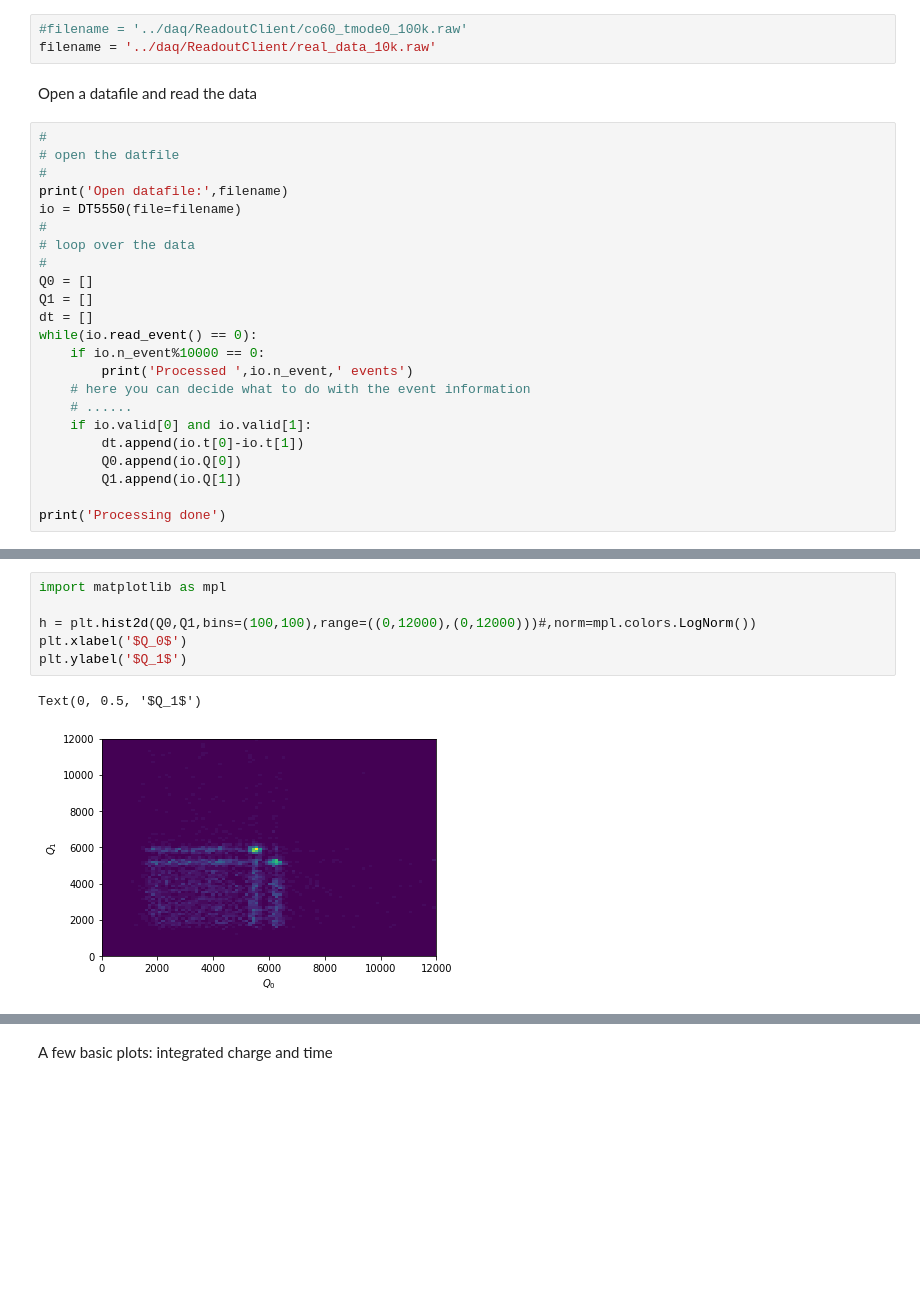
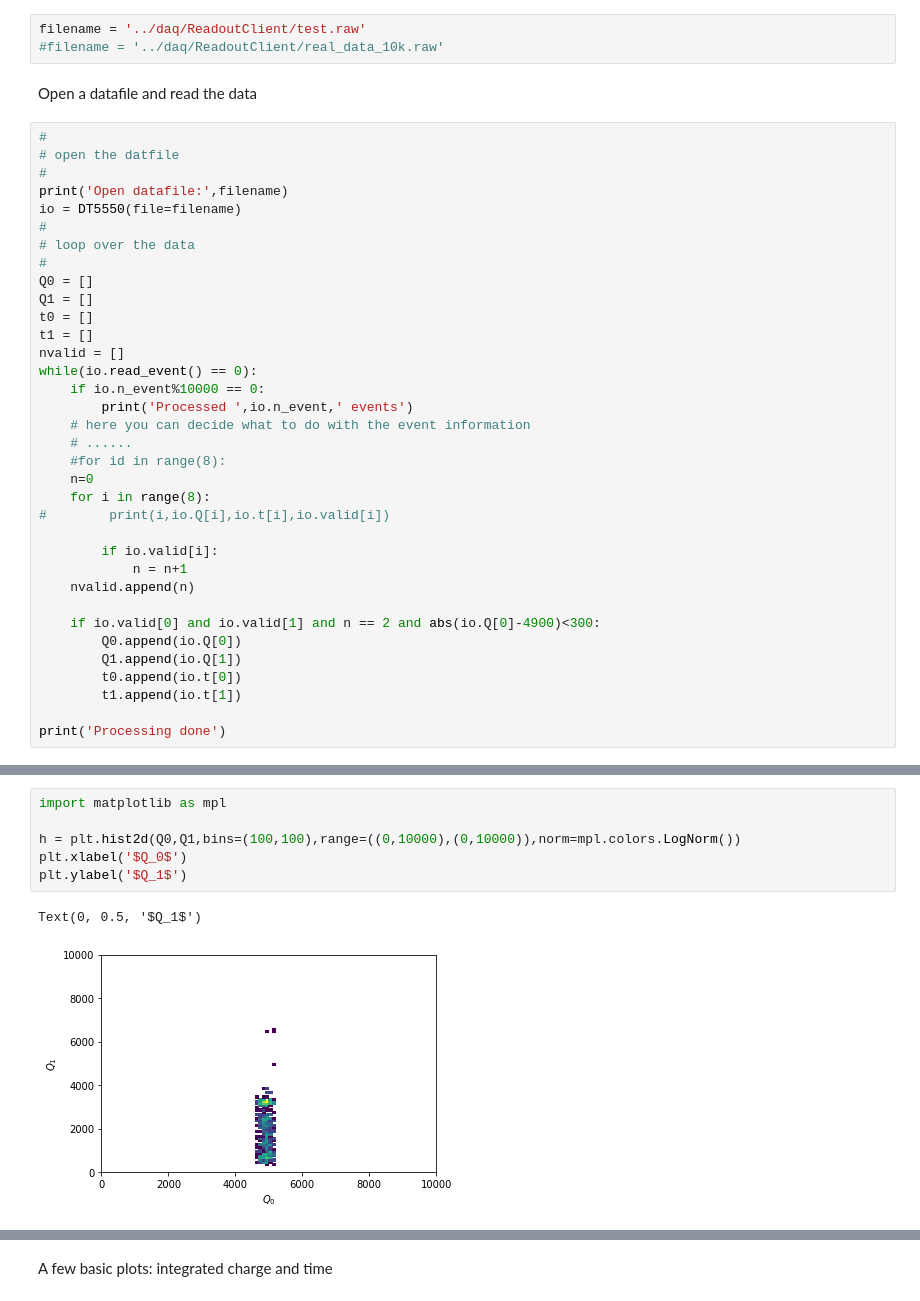
Before and after one commit to acolijn/DT5550_DAQ, a Jupyter notebook: analysis/decode_example.ipynb, the cells around one changed output, grey strips where cells are left out. Drawn from its saved outputs; the diff is of its cells as text; blank space fills up the shorter version.

```diff
--- a/analysis/decode_example.ipynb
+++ b/analysis/decode_example.ipynb
@@ -13,8 +13,8 @@ from DT5550 import DT5550
 # %% [markdown]
 Filename to process
 # %%
-#filename = '../daq/ReadoutClient/co60_tmode0_100k.raw'
-filename = '../daq/ReadoutClient/real_data_10k.raw'
+filename = '../daq/ReadoutClient/test.raw'
+#filename = '../daq/ReadoutClient/real_data_10k.raw'
 # %% [markdown]
 Open a datafile and read the data
 # %%
@@ -28,16 +28,28 @@ io = DT5550(file=filename)
 #
 Q0 = []
 Q1 = []
-dt = []
+t0 = []
+t1 = []
+nvalid = []
 while(io.read_event() == 0):
     if io.n_event%10000 == 0:
         print('Processed ',io.n_event,' events')
     # here you can decide what to do with the event information
     # ......
-    if io.valid[0] and io.valid[1]:
-        dt.append(io.t[0]-io.t[1])
+    #for id in range(8):
+    n=0
+    for i in range(8):
+#        print(i,io.Q[i],io.t[i],io.valid[i])
+
+        if io.valid[i]:
+            n = n+1
+    nvalid.append(n)
+
+    if io.valid[0] and io.valid[1] and n == 2 and abs(io.Q[0]-4900)<300:
         Q0.append(io.Q[0])
         Q1.append(io.Q[1])
+        t0.append(io.t[0])
+        t1.append(io.t[1])
 
 print('Processing done')
 # %% [output]
@@ -47,9 +59,9 @@ Processing done
 # %%
 import matplotlib as mpl
 
-h = plt.hist2d(Q0,Q1,bins=(100,100),range=((0,12000),(0,12000)))#,norm=mpl.colors.LogNorm())
+h = plt.hist2d(Q0,Q1,bins=(100,100),range=((0,10000),(0,10000)),norm=mpl.colors.LogNorm())
 plt.xlabel('$Q_0$')
 plt.ylabel('$Q_1$')
 # %% [output]
 Text(0, 0.5, '$Q_1$')
-[figure, old version]
+[figure, new version]
```
Also changed, not shown: parts of 11 cells of this notebook, 10 other files.
